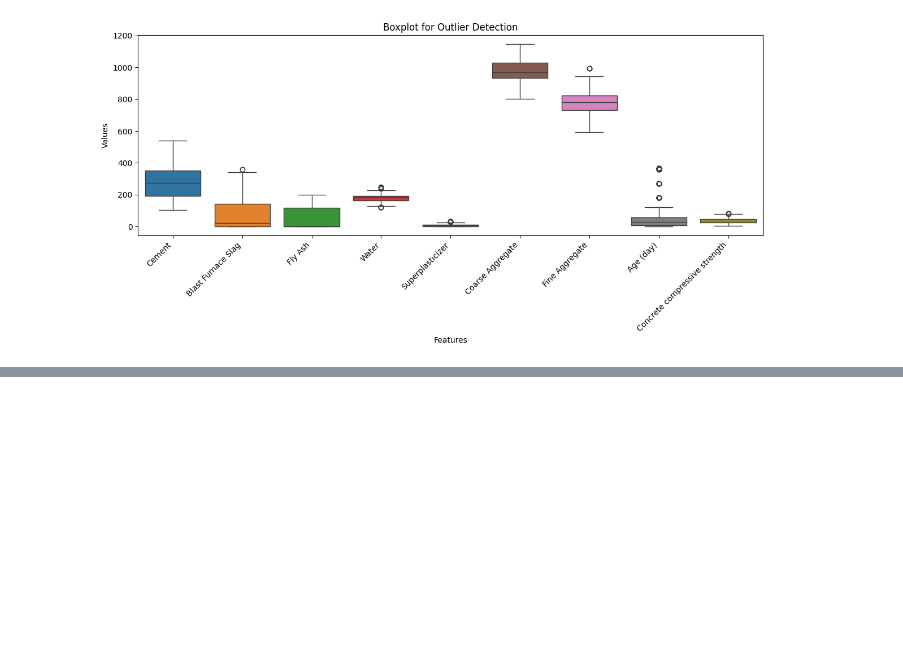
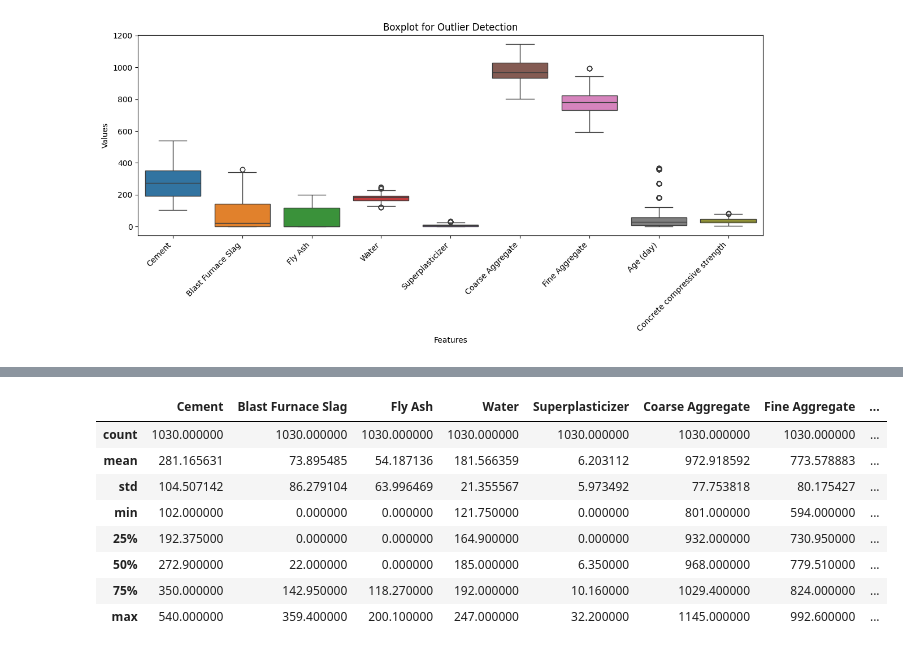
Before and after one commit to MJTeopaco/IS_Machine_Learning, a Jupyter notebook: 05_Act_Regression.ipynb, the cells around one changed output, grey strips where cells are left out. Saved outputs shown, nothing was run; the diff lists cells and outputs as text; code cells hidden in the pictures; blank space fills up the shorter version.

```diff
--- a/05_Act_Regression.ipynb
+++ b/05_Act_Regression.ipynb
@@ -101,0 +111,12 @@ plt.show()
+# %%
+df.describe()
+# %% [output]
+|  | Cement | Blast Furnace Slag | Fly Ash | Water | Superplasticizer | Coarse Aggregate | Fine Aggregate | ... |
+| count | 1030.000000 | 1030.000000 | 1030.000000 | 1030.000000 | 1030.000000 | 1030.000000 | 1030.000000 | ... |
+| mean | 281.165631 | 73.895485 | 54.187136 | 181.566359 | 6.203112 | 972.918592 | 773.578883 | ... |
+| std | 104.507142 | 86.279104 | 63.996469 | 21.355567 | 5.973492 | 77.753818 | 80.175427 | ... |
+| min | 102.000000 | 0.000000 | 0.000000 | 121.750000 | 0.000000 | 801.000000 | 594.000000 | ... |
+| 25% | 192.375000 | 0.000000 | 0.000000 | 164.900000 | 0.000000 | 932.000000 | 730.950000 | ... |
+| 50% | 272.900000 | 22.000000 | 0.000000 | 185.000000 | 6.350000 | 968.000000 | 779.510000 | ... |
+| 75% | 350.000000 | 142.950000 | 118.270000 | 192.000000 | 10.160000 | 1029.400000 | 824.000000 | ... |
+| max | 540.000000 | 359.400000 | 200.100000 | 247.000000 | 32.200000 | 1145.000000 | 992.600000 | ... |
```
Also changed, not shown: parts of 7 cells of this notebook.
